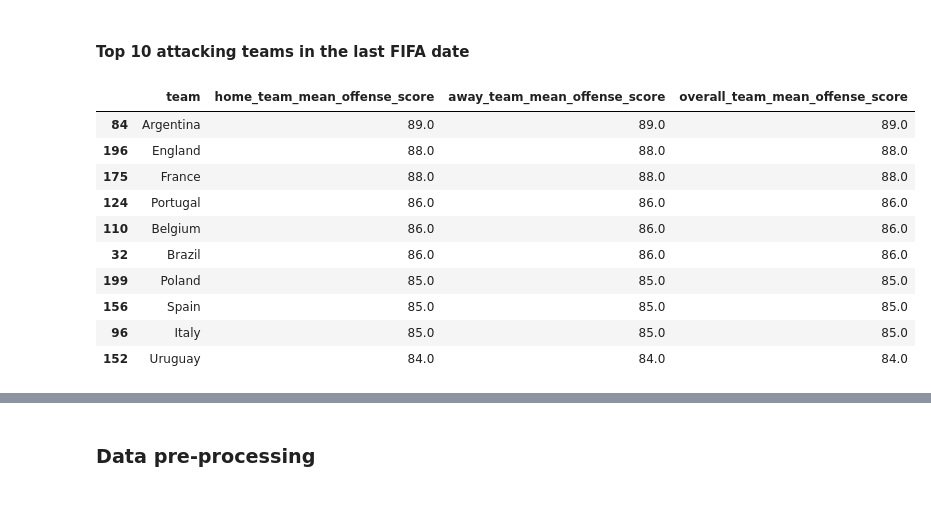
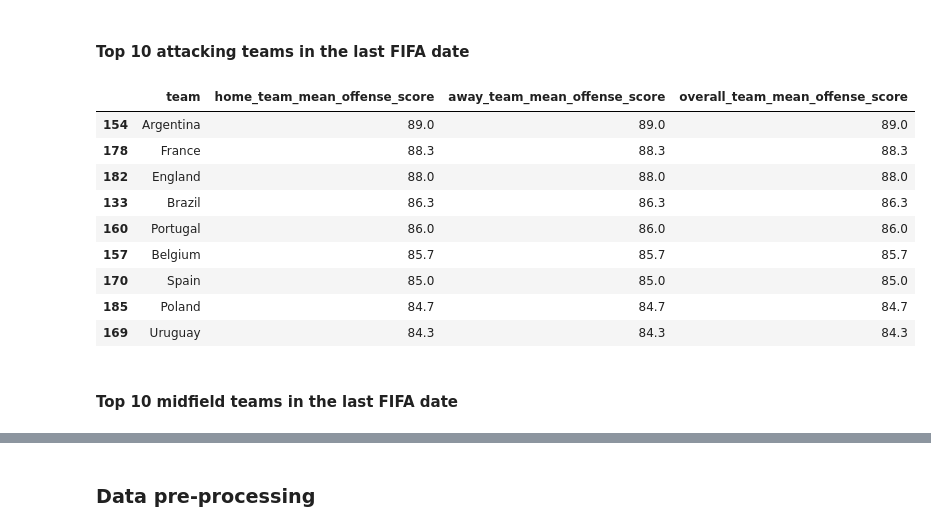
Before and after one commit to brunoodutra/Predicti-World-Cup-2022, a Jupyter notebook: EDA_ranks_lasts_cups.ipynb, the cells around one changed output, grey strips where cells are left out. Drawn from its saved outputs; the diff is of its cells as text; code cells hidden in the pictures; blank space fills up the shorter version.

Commit message:
last up

```diff
--- a/EDA_ranks_lasts_cups.ipynb
+++ b/EDA_ranks_lasts_cups.ipynb
@@ -39,9 +41,12 @@ def get_last_register_in_FIFA(df):
+# %%
+list_2022 = ['Qatar', 'Germany', 'Denmark', 'Brazil', 'France', 'Belgium', 'Croatia', 'Spain', 'Serbia', 'England', 'Switzerland', 'Netherlands', 'Argentina', 'IR Iran', 'Korea Republic', 'Japan', 'Saudi Arabia', 'Ecuador', 'Uruguay', 'Canada', 'Ghana', 'Senegal', 'Portugal', 'Poland', 'Tunisia', 'Morocco', 'Cameroon', 'USA', 'Mexico', 'Wales', 'Australia', 'Costa Rica']
+master_df = df[(df["home_team"].apply(lambda x: x in list_2022)) | (df["away_team"].apply(lambda x: x in list_2022))]
 # %% [markdown]
 ##### separating  values from home_team and away_team
 # %% [markdown]
 drop non used values
 # %%
-master_df=df.drop(columns=['tournament', 'city', 'country', 'neutral_location', 'shoot_out'])
+master_df=master_df.drop(columns=['tournament', 'city', 'country', 'neutral_location', 'shoot_out'])
 # %% [markdown]
 inser the away_team_result in dataset
 # %%
@@ -147,17 +157,22 @@ fifa_rank_win
 # %%
 fifa_offense=fifa_features[['team','home_team_mean_offense_score','away_team_mean_offense_score']]
 fifa_offense['overall_team_mean_offense_score']=(fifa_offense['home_team_mean_offense_score']+fifa_offense['away_team_mean_offense_score'])/2
 
-fifa_offense.sort_values(['overall_team_mean_offense_score'], ascending=False).head(10)
+fifa_offense=fifa_offense.sort_values(['overall_team_mean_offense_score'], ascending=False).head(10)
+
+#filter only by a team that will participating in QATAR - World cup 2022
+fifa_offense = fifa_offense[(fifa_offense['team'].apply(lambda x: x in list_2022))]
+fifa_offense
 # %% [output]
 |  | team | home_team_mean_offense_score | away_team_mean_offense_score | overall_team_mean_offense_score |
-| 84 | Argentina | 89.0 | 89.0 | 89.0 |
-| 196 | England | 88.0 | 88.0 | 88.0 |
-| 175 | France | 88.0 | 88.0 | 88.0 |
-| 124 | Portugal | 86.0 | 86.0 | 86.0 |
-| 110 | Belgium | 86.0 | 86.0 | 86.0 |
-| 32 | Brazil | 86.0 | 86.0 | 86.0 |
-| 199 | Poland | 85.0 | 85.0 | 85.0 |
-| 156 | Spain | 85.0 | 85.0 | 85.0 |
-| 96 | Italy | 85.0 | 85.0 | 85.0 |
-| 152 | Uruguay | 84.0 | 84.0 | 84.0 |
+| 154 | Argentina | 89.0 | 89.0 | 89.0 |
+| 178 | France | 88.3 | 88.3 | 88.3 |
+| 182 | England | 88.0 | 88.0 | 88.0 |
+| 133 | Brazil | 86.3 | 86.3 | 86.3 |
+| 160 | Portugal | 86.0 | 86.0 | 86.0 |
+| 157 | Belgium | 85.7 | 85.7 | 85.7 |
+| 170 | Spain | 85.0 | 85.0 | 85.0 |
+| 185 | Poland | 84.7 | 84.7 | 84.7 |
+| 169 | Uruguay | 84.3 | 84.3 | 84.3 |
+# %% [markdown]
+#### Top 10 midfield teams in the last FIFA date
```
Also changed, not shown: parts of 16 cells of this notebook.
